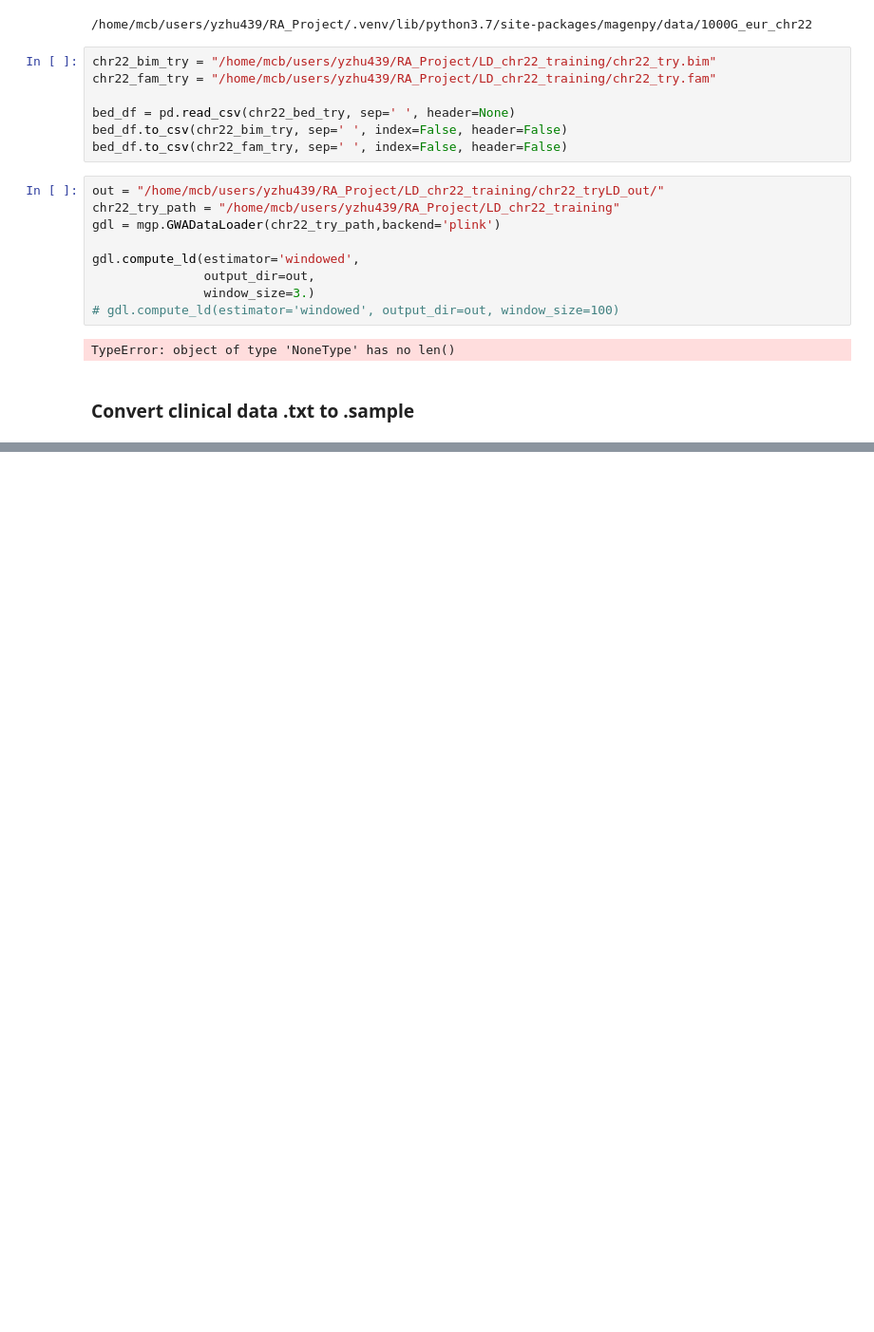
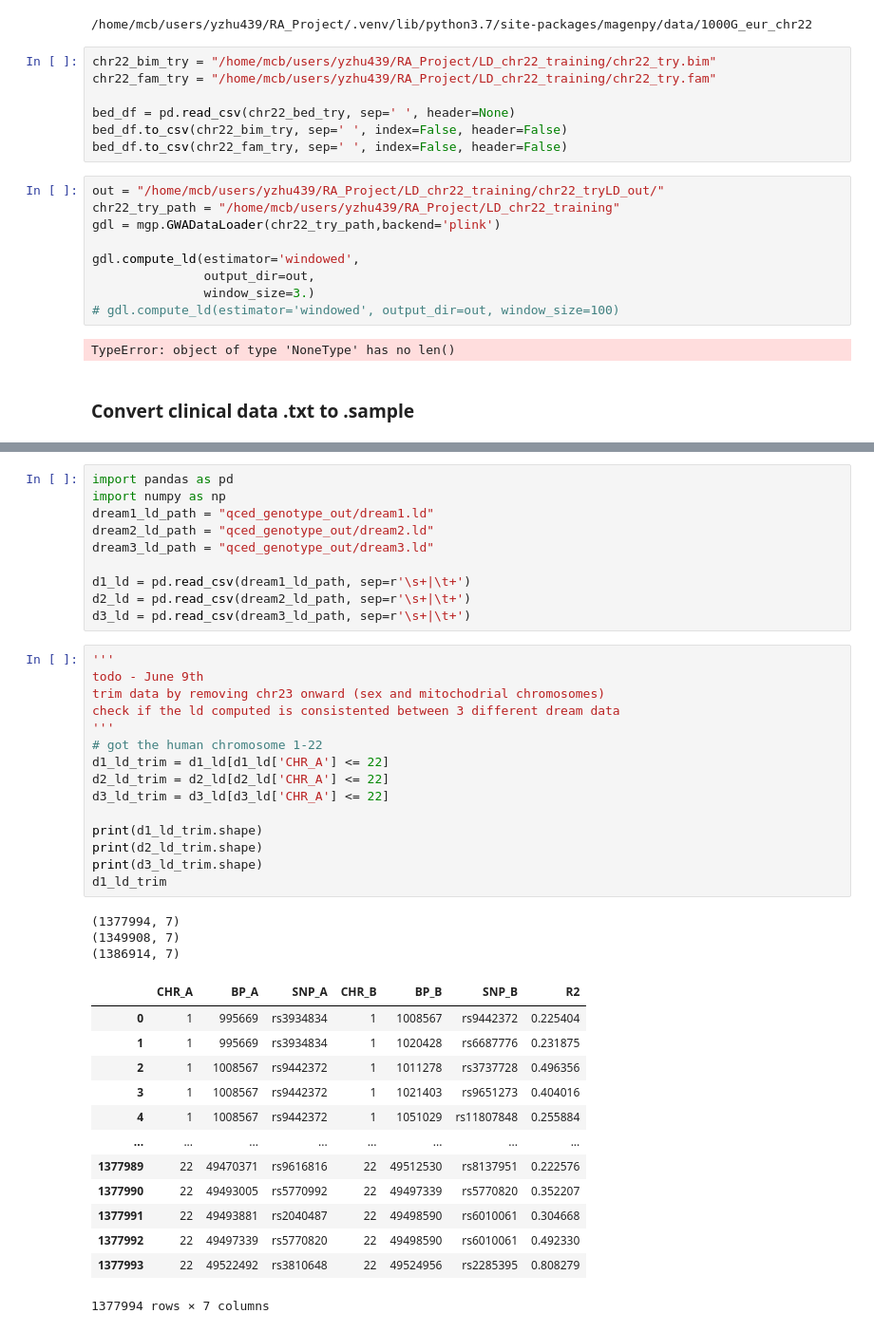
Before and after one commit to Yiqing-Zhu2000/RA_Project, a Jupyter notebook: my_test.ipynb, the cells around one changed output, grey strips where cells are left out. Shown at 95% size. Drawn from its saved outputs; the diff is of its cells as text; blank space fills up the shorter version.

```diff
--- a/my_test.ipynb
+++ b/my_test.ipynb
@@ -138,0 +286,42 @@ Conversion complete. File saved as /home/mcb/users/yzhu439/RA_Project/temp/DREAM
+# %%
+import pandas as pd
+import numpy as np
+dream1_ld_path = "qced_genotype_out/dream1.ld"
+dream2_ld_path = "qced_genotype_out/dream2.ld"
+dream3_ld_path = "qced_genotype_out/dream3.ld"
+
+d1_ld = pd.read_csv(dream1_ld_path, sep=r'\s+|\t+')
+d2_ld = pd.read_csv(dream2_ld_path, sep=r'\s+|\t+')
+d3_ld = pd.read_csv(dream3_ld_path, sep=r'\s+|\t+')
+# %%
+'''
+todo - June 9th
+trim data by removing chr23 onward (sex and mitochodrial chromosomes)
+check if the ld computed is consistented between 3 different dream data
+'''
+# got the human chromosome 1-22
+d1_ld_trim = d1_ld[d1_ld['CHR_A'] <= 22]
+d2_ld_trim = d2_ld[d2_ld['CHR_A'] <= 22]
+d3_ld_trim = d3_ld[d3_ld['CHR_A'] <= 22]
+
+print(d1_ld_trim.shape)
+print(d2_ld_trim.shape)
+print(d3_ld_trim.shape)
+d1_ld_trim
+# %% [output]
+(1377994, 7)
+(1349908, 7)
+(1386914, 7)
+|  | CHR_A | BP_A | SNP_A | CHR_B | BP_B | SNP_B | R2 |
+| 0 | 1 | 995669 | rs3934834 | 1 | 1008567 | rs9442372 | 0.225404 |
+| 1 | 1 | 995669 | rs3934834 | 1 | 1020428 | rs6687776 | 0.231875 |
+| 2 | 1 | 1008567 | rs9442372 | 1 | 1011278 | rs3737728 | 0.496356 |
+| 3 | 1 | 1008567 | rs9442372 | 1 | 1021403 | rs9651273 | 0.404016 |
+| 4 | 1 | 1008567 | rs9442372 | 1 | 1051029 | rs11807848 | 0.255884 |
+| ... | ... | ... | ... | ... | ... | ... | ... |
+| 1377989 | 22 | 49470371 | rs9616816 | 22 | 49512530 | rs8137951 | 0.222576 |
+| 1377990 | 22 | 49493005 | rs5770992 | 22 | 49497339 | rs5770820 | 0.352207 |
+| 1377991 | 22 | 49493881 | rs2040487 | 22 | 49498590 | rs6010061 | 0.304668 |
+| 1377992 | 22 | 49497339 | rs5770820 | 22 | 49498590 | rs6010061 | 0.492330 |
+| 1377993 | 22 | 49522492 | rs3810648 | 22 | 49524956 | rs2285395 | 0.808279 |
+1377994 rows × 7 columns
```
Also changed, not shown: parts of 21 cells of this notebook, 2 other files.
